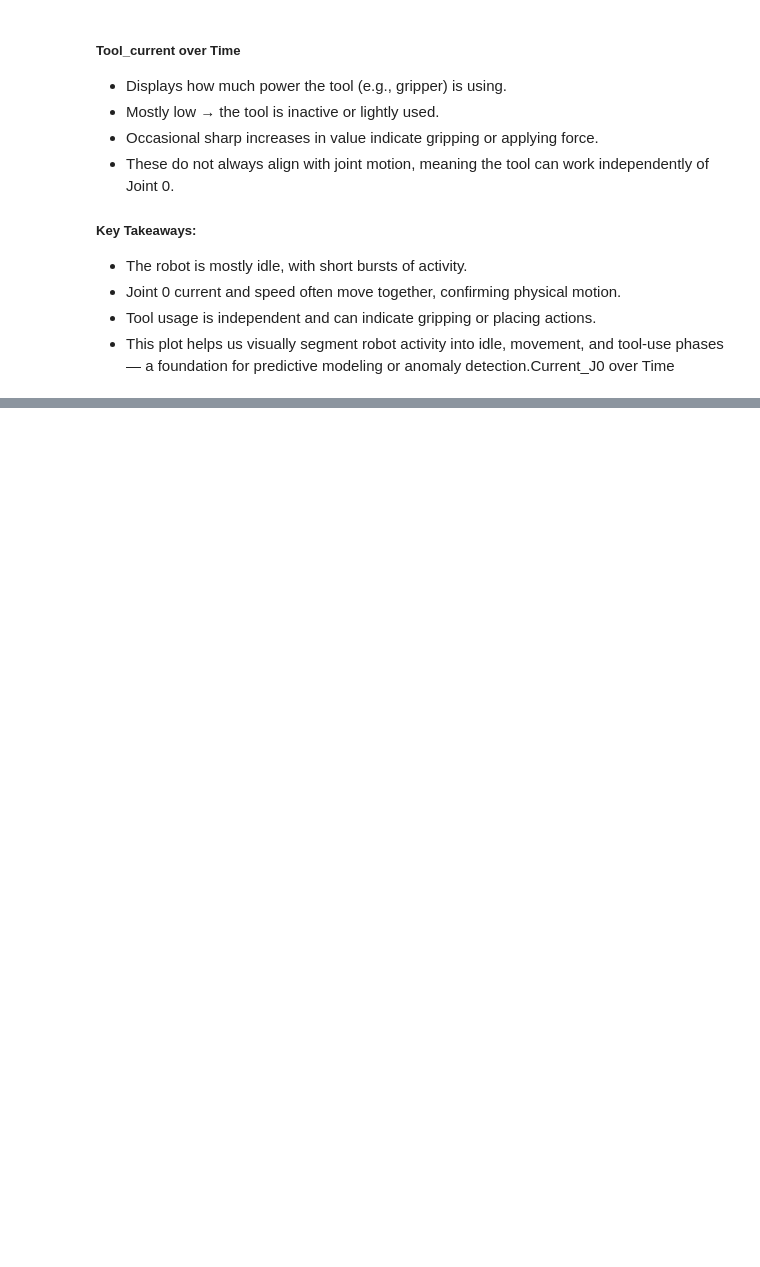
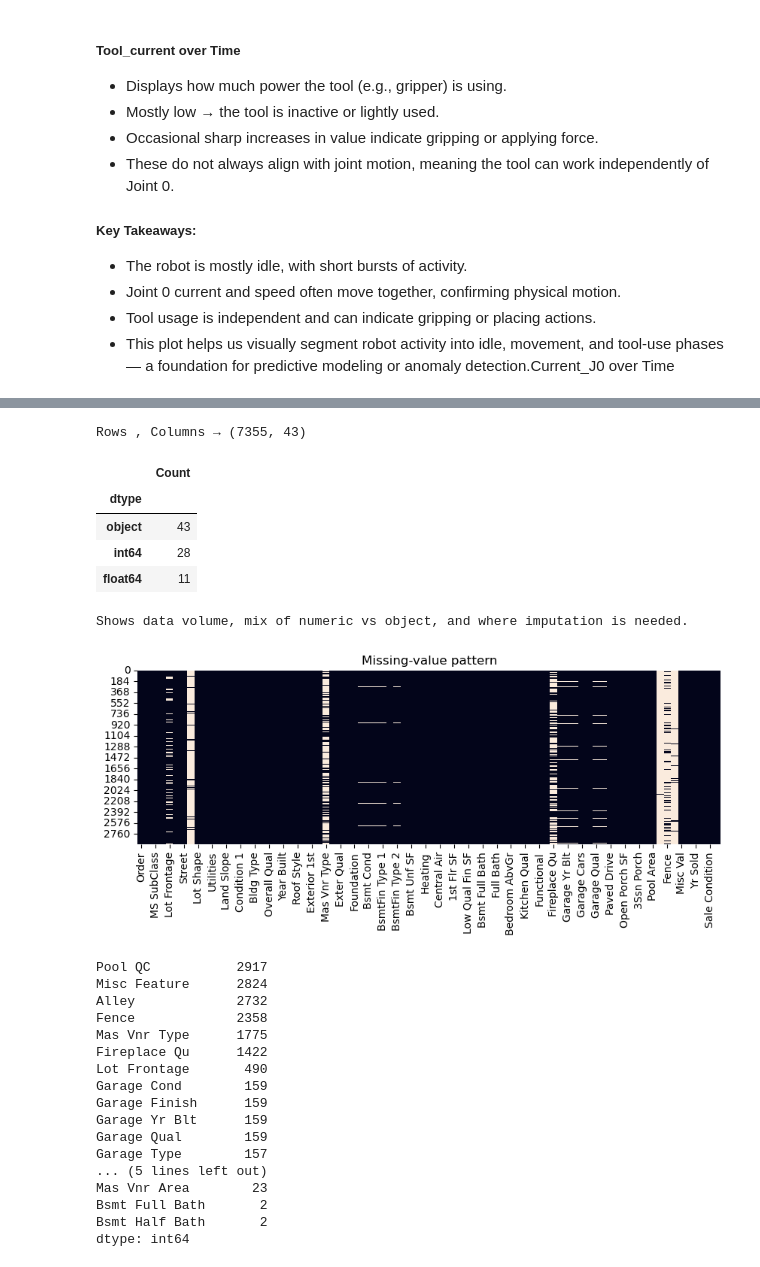
Before and after one commit to WonMuhea/Advanced-big-data-UC-course-labs, a Jupyter notebook: Residence/Data-cleaning/day-1-data-cleaning.ipynb, the cells around one changed output, grey strips where cells are left out. Cells and saved outputs as stored; diff of their text form; code cells hidden in the pictures; blank space fills up the shorter version.

```diff
--- a/Residence/Data-cleaning/day-1-data-cleaning.ipynb
+++ b/Residence/Data-cleaning/day-1-data-cleaning.ipynb
@@ -271,0 +366,36 @@ plt.show()
+# %%
+print("Rows , Columns →", df.shape)
+display(df_housing.dtypes.value_counts().rename_axis('dtype').to_frame('Count'))
+print("Shows data volume, mix of numeric vs object, and where imputation is needed.")
+# missing-value heatmap
+plt.figure(figsize=(10, 3))
+sns.heatmap(df_housing.isna(), cbar=False)
+plt.title("Missing-value pattern"); plt.show()
+
+df_housing.isna().sum().sort_values(ascending=False).head(20)
+# %% [output]
+Rows , Columns → (7355, 43)
+|  | Count |
+| dtype |  |
+| object | 43 |
+| int64 | 28 |
+| float64 | 11 |
+Shows data volume, mix of numeric vs object, and where imputation is needed.
+[figure, added]
+Pool QC           2917
+Misc Feature      2824
+Alley             2732
+Fence             2358
+Mas Vnr Type      1775
+Fireplace Qu      1422
+Lot Frontage       490
+Garage Cond        159
+Garage Finish      159
+Garage Yr Blt      159
+Garage Qual        159
+Garage Type        157
+... (5 lines left out)
+Mas Vnr Area        23
+Bsmt Full Bath       2
+Bsmt Half Bath       2
+dtype: int64
```
Also changed, not shown: parts of 19 cells of this notebook, 6 other files.
